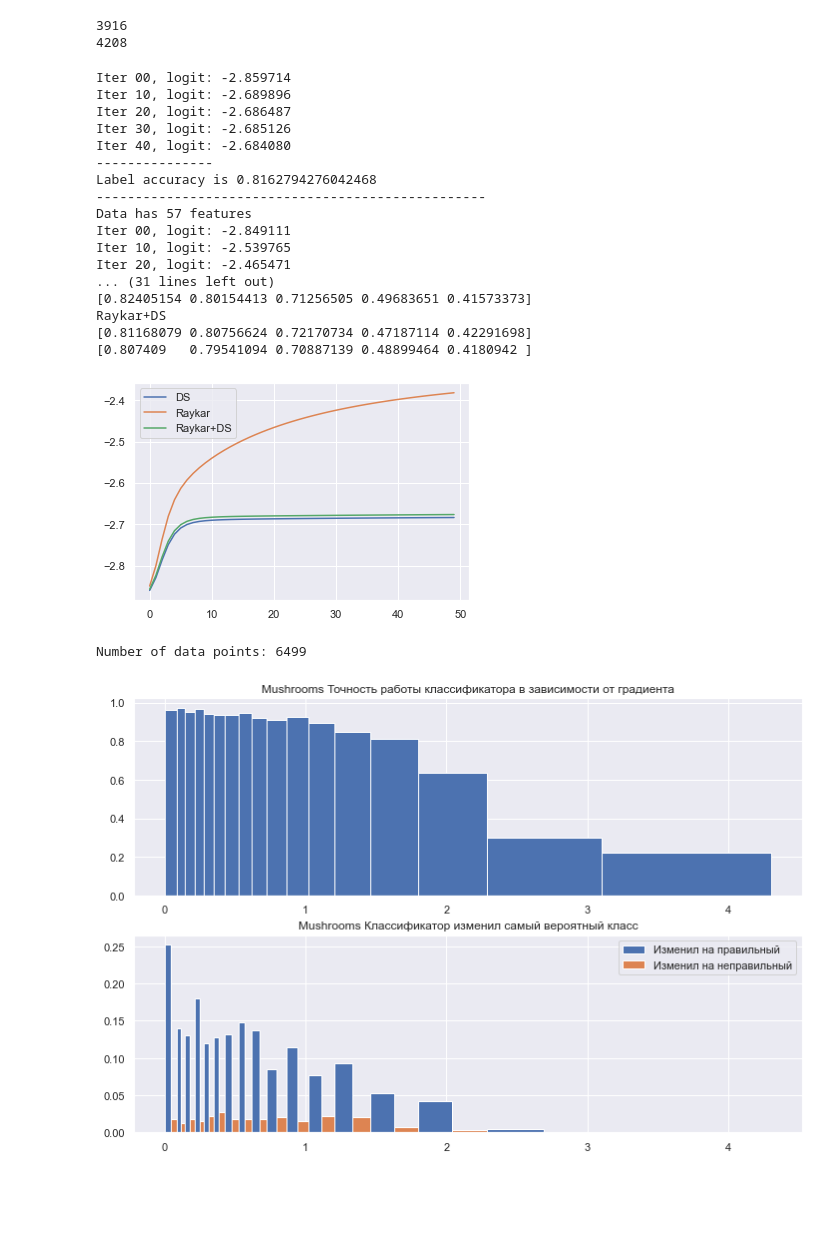
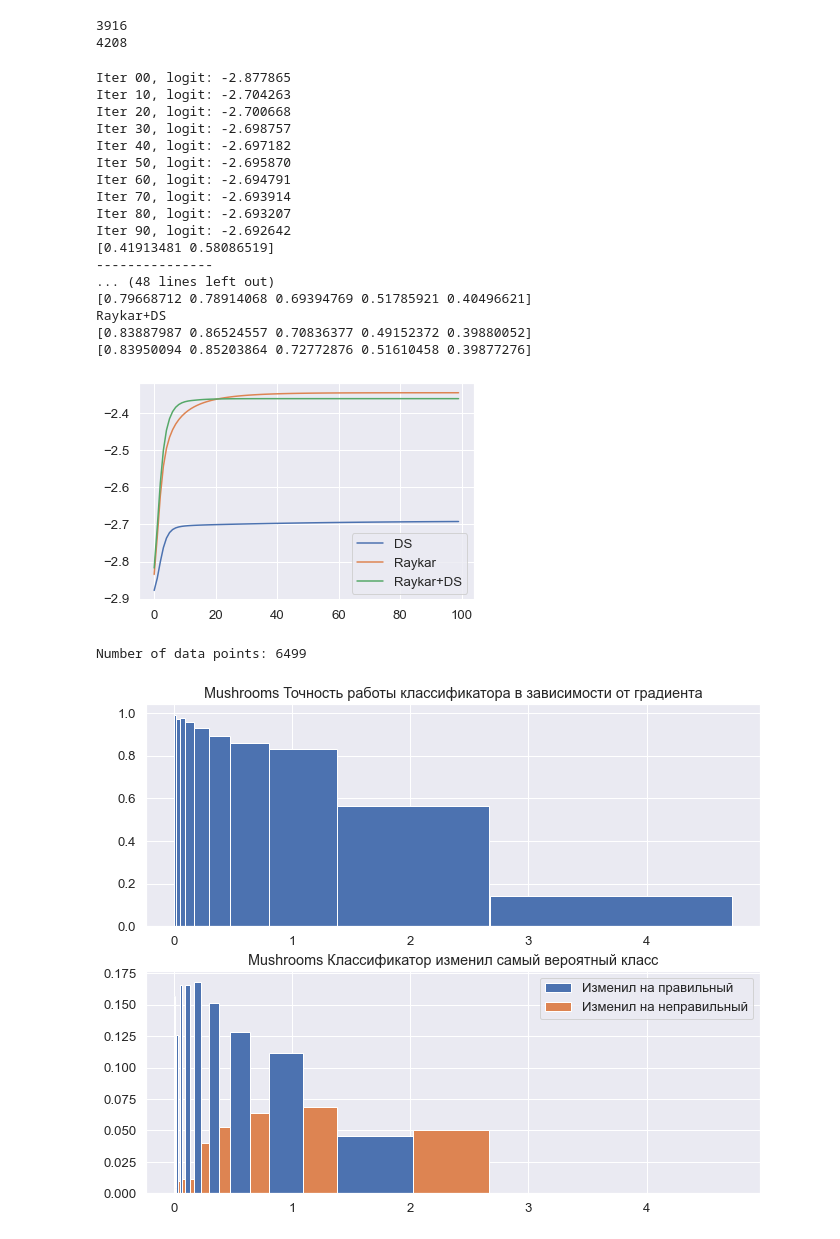
Before and after one commit to AndreySmirdin/CrowdInference, a Jupyter notebook: Mushrooms.ipynb, the cells around one changed output. Saved outputs shown, nothing was run; the diff lists cells and outputs as text; code cells hidden in the pictures; blank space fills up the shorter version.

```diff
--- a/Mushrooms.ipynb
+++ b/Mushrooms.ipynb
@@ -4,6 +4,7 @@ import pandas as pd
 
 import os, sys
 import random
+import sklearn
 
 try:
     os.chdir('CrowdInference')
@@ -14,6 +15,7 @@ except:
 import crowd_inference.methods.dawid_skene as ds
 import crowd_inference.methods.majority_vote as mv
 import crowd_inference.methods.raykar as r
+import crowd_inference.methods.raykar_boosting as rb
 import crowd_inference.methods.raykar_plus_ds as rds
 import crowd_inference.methods.classifier as cls
 import benchmark as bm
@@ -28,12 +30,15 @@ from tqdm.auto import tqdm
 
 import seaborn as sns
 sns.set()
+sns.set(font_scale=1.2)
+
 
 from importlib import reload
 
 def reload_all():
     reload(ds)
     reload(r)
+    reload(rb)
     reload(rds)
     reload(cls)
     reload(bm)
@@ -43,37 +48,38 @@ reload(data)
 <module 'tests.data_provider' from '/Users/andrey/Documents/5Course/CrowdInference/tests/data_provider.py'>
 # %%
 flip_probs = [0.2, 0.2, 0.3, 0.5, 0.6]
-mushrooms_data = data.MushroomsDataProvider(resample=True, flip_probs=flip_probs, annotate_prob=0.7)
+mushrooms_data = data.MushroomsDataProvider(resample=False, flip_probs=flip_probs, annotate_prob=0.7)
 # %% [output]
 3916
 4208
 # %%
 reload_all()
-
-mushrooms_methods, mushroom_points, advantages_matrix = bm.compare_methods(mushrooms_data, max_iter=50)
+# 0.918
+mushrooms_methods, mushroom_points, advantages_matrix = bm.compare_methods(mushrooms_data, max_iter=100, lr=0.5)
 bm.print_conf(mushrooms_methods)
 # %% [output]
-Iter 00, logit: -2.859714
-Iter 10, logit: -2.689896
-Iter 20, logit: -2.686487
-Iter 30, logit: -2.685126
-Iter 40, logit: -2.684080
+Iter 00, logit: -2.877865
+Iter 10, logit: -2.704263
+Iter 20, logit: -2.700668
+Iter 30, logit: -2.698757
+Iter 40, logit: -2.697182
+Iter 50, logit: -2.695870
+Iter 60, logit: -2.694791
+Iter 70, logit: -2.693914
+Iter 80, logit: -2.693207
+Iter 90, logit: -2.692642
+[0.41913481 0.58086519]
 ---------------
-Label accuracy is 0.8162794276042468
---------------------------------------------------
-Data has 57 features
-Iter 00, logit: -2.849111
-Iter 10, logit: -2.539765
-Iter 20, logit: -2.465471
-... (31 lines left out)
-[0.82405154 0.80154413 0.71256505 0.49683651 0.41573373]
+... (48 lines left out)
+[0.79668712 0.78914068 0.69394769 0.51785921 0.40496621]
 Raykar+DS
-[0.81168079 0.80756624 0.72170734 0.47187114 0.42291698]
-[0.807409   0.79541094 0.70887139 0.48899464 0.4180942 ]
+[0.83887987 0.86524557 0.70836377 0.49152372 0.39880052]
+[0.83950094 0.85203864 0.72772876 0.51610458 0.39877276]
-[figure, old version]
+[figure, new version]
 # %%
-buckets, confidences, wrong, correct = bm.build_grad_hist(mushrooms_data, mushrooms_methods, mushroom_points, 'Mushrooms', 400)
+reload_all()
+buckets, confidences, wrong, correct = bm.build_grad_hist(mushrooms_data, mushrooms_methods, mushroom_points, 'Mushrooms', 700)
 condidence_mushrooms = bm.get_confidence(buckets[0], confidences[0])
 # %% [output]
 Number of data points: 6499
-[figure, old version]
+[figure, new version]
```
Also changed, not shown: parts of 23 cells of this notebook, 12 other files.
